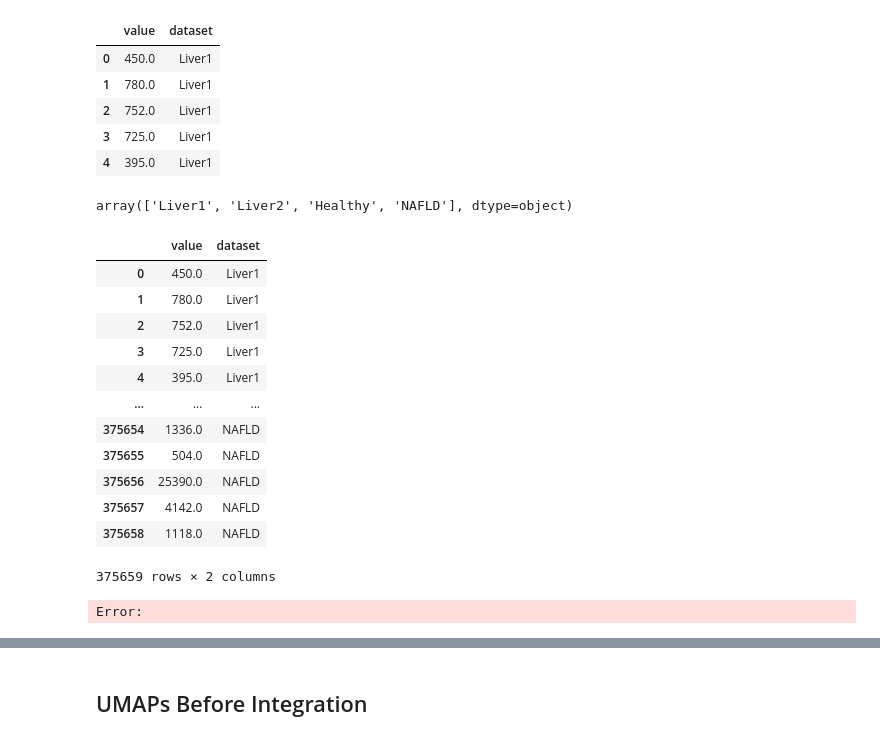
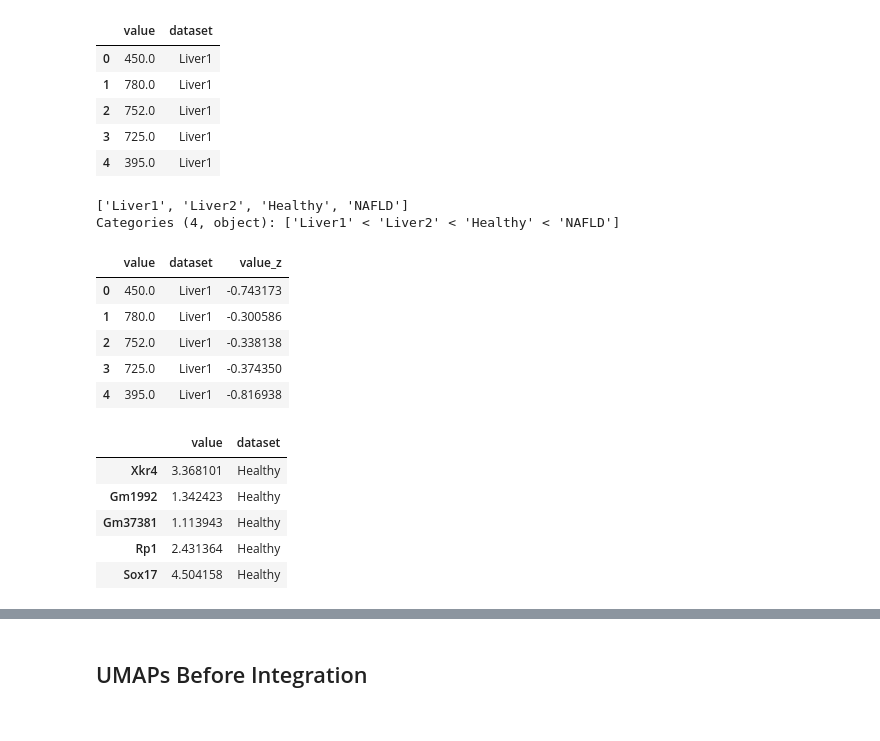
Before and after one commit to ChrisKoll/EDA-Spatial-Liver, a Jupyter notebook: figures/thesis_plots.ipynb, the cells around one changed output, grey strips where cells are left out. Saved outputs shown, nothing was run; the diff lists cells and outputs as text; code cells hidden in the pictures.

```diff
--- a/figures/thesis_plots.ipynb
+++ b/figures/thesis_plots.ipynb
@@ -247,10 +271,15 @@ train_sample_counts.head()
 | AAACCTGCATAGGATA-1 | 5290 | Healthy |
 # %%
 st_sample_counts = pd.read_feather("data/pdata_counts_per_cell.feather")
+
 st_sample_counts = st_sample_counts[["value", "dataset"]]
 st_sample_counts["dataset"] = st_sample_counts["dataset"].replace(
-    {"liver1": "Liver1", "liver2": "Liver2"}
+    {
+        "liver1": "Liver1",
+        "liver2": "Liver2",
+    }
 )
+
 st_sample_counts.head()
 # %% [output]
 |  | value | dataset |
@@ -261,32 +290,41 @@ st_sample_counts.head()
 | 4 | 395.0 | Liver1 |
 # %%
 data = pd.concat([st_sample_counts, train_sample_counts], ignore_index=True)
+
+data["dataset"] = pd.Categorical(
+    data["dataset"],
+    categories=[
+        "Liver1",
+        "Liver2",
+        "Healthy",
+        "NAFLD",
+    ],
+    ordered=True,
+)
+
 data.dataset.unique()
 # %% [output]
-array(['Liver1', 'Liver2', 'Healthy', 'NAFLD'], dtype=object)
+['Liver1', 'Liver2', 'Healthy', 'NAFLD']
+Categories (4, object): ['Liver1' < 'Liver2' < 'Healthy' < 'NAFLD']
 # %%
-data
+data["value_z"] = data.groupby("dataset", observed=True)["value"].transform(
+    lambda x: (x - x.mean()) / x.std()
+)
+data.head()
 # %% [output]
-|  | value | dataset |
-| 0 | 450.0 | Liver1 |
-| 1 | 780.0 | Liver1 |
-| 2 | 752.0 | Liver1 |
-| 3 | 725.0 | Liver1 |
-| 4 | 395.0 | Liver1 |
-| ... | ... | ... |
-| 375654 | 1336.0 | NAFLD |
-| 375655 | 504.0 | NAFLD |
-| 375656 | 25390.0 | NAFLD |
-| 375657 | 4142.0 | NAFLD |
-| 375658 | 1118.0 | NAFLD |
+|  | value | dataset | value_z |
+| 0 | 450.0 | Liver1 | -0.743173 |
+| 1 | 780.0 | Liver1 | -0.300586 |
+| 2 | 752.0 | Liver1 | -0.338138 |
+| 3 | 725.0 | Liver1 | -0.374350 |
+| 4 | 395.0 | Liver1 | -0.816938 |
-375659 rows × 2 columns
 # %%
 plot = (
-    ggplot(data, aes(x="dataset", y="value", fill="dataset"))
+    ggplot(data, aes(x="dataset", y="value_z", fill="dataset"))
     + geom_violin(position="dodge", alpha=0.9, raster=True)
     + geom_boxplot(width=0.1, fill="#ffffff")
     + scale_fill_manual(values=custom_colors[:4])
-    + labs(x="Dataset", y="Counts per Sample", fill="Dataset")
+    + labs(x="Dataset", y="Total Counts per Sample", fill="Dataset")
     + figure_theme
     + theme(
         legend_position=(0.99, 0.99),
@@ -295,7 +333,23 @@ plot = (
     )
 )
 
-plot.save("output/parts/ecdf_gene_counts.svg", dpi=300)
+plot.save("output/parts/violin_sample_counts_all.svg", dpi=300)
 plot
-# %% [output]
-Error:
+# %%
+train_gene_counts = pd.read_feather("data/pdata_train_gene_counts.feather")
+
+train_gene_counts = train_gene_counts.rename(
+    columns={
+        "Dataset": "dataset",
+        "counts": "value",
+    }
+)
+
+train_gene_counts.head()
+# %% [output]
+|  | value | dataset |
+| Xkr4 | 3.368101 | Healthy |
+| Gm1992 | 1.342423 | Healthy |
+| Gm37381 | 1.113943 | Healthy |
+| Rp1 | 2.431364 | Healthy |
+| Sox17 | 4.504158 | Healthy |
```
Also changed, not shown: parts of 10 cells of this notebook, 6 other files.
